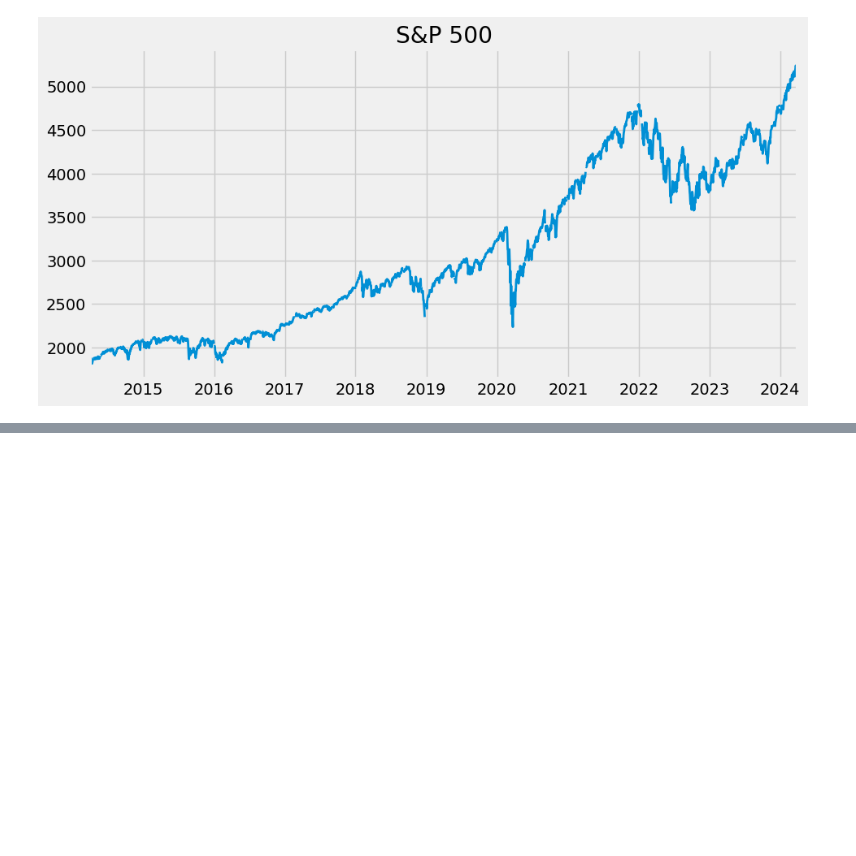
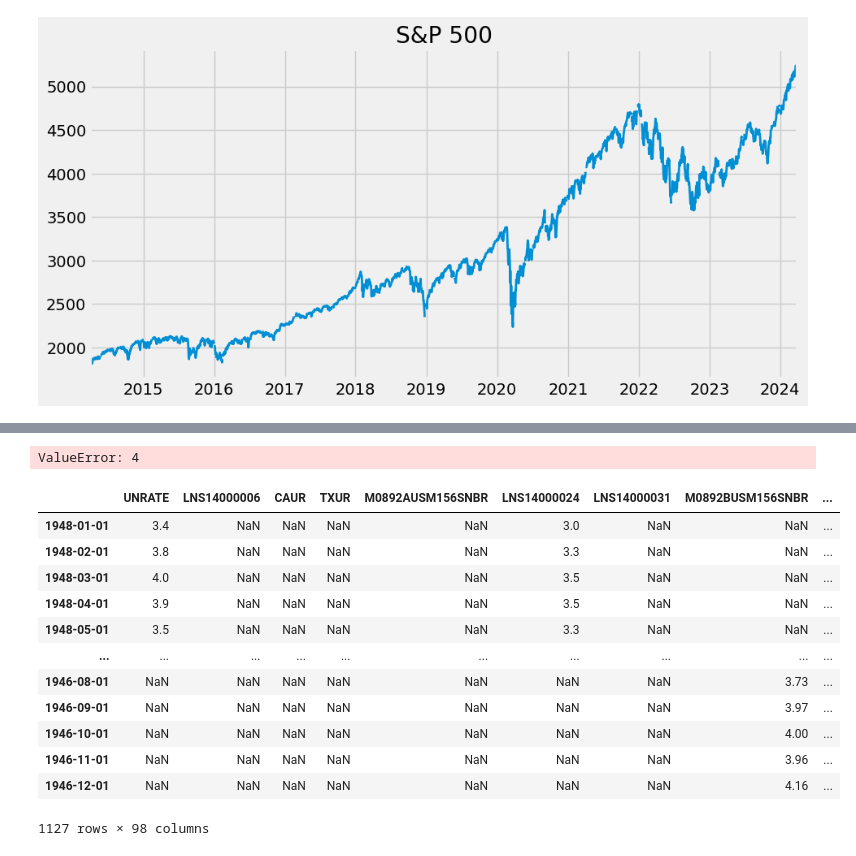
Before and after one commit to jamespairepo/economic_analysis_with_pandas, a Jupyter notebook: pandas_fred.ipynb, the cells around one changed output, grey strips where cells are left out. Drawn from its saved outputs; the diff is of its cells as text; code cells hidden in the pictures; blank space fills up the shorter version.

```diff
--- a/pandas_fred.ipynb
+++ b/pandas_fred.ipynb
@@ -53,0 +80,4 @@ sp500.plot(figsize=(10,5),title='S&P 500', lw=2)
+# %%
+unemp_df = fred.search('unemployment rate state', filter=('frequency', 'Monthly'))
+
+unemp_df
@@ -53,0 +99,4 @@ sp500.plot(figsize=(10,5),title='S&P 500', lw=2)
+# %%
+unemp_df = unemp_df.query('seasonal_adjustment == "Seasonally Adjusted" and units == "Percent"')
+# %%
+unemp_df = unemp_df.loc[unemp_df['title'].str.contains('Unemployment Rate')]
@@ -53,0 +128,29 @@ sp500.plot(figsize=(10,5),title='S&P 500', lw=2)
+# %%
+all_results = []
+
+for myid in unemp_df.index:
+    results = fred.get_series(myid)
+    results = results.to_frame(name=myid)
+    all_results.append(results)
+
+unemp_results = pd.concat(all_results, axis=1).drop(drop_list, axis=1)
+
+unemp_results
+# %% [output]
+ValueError: 4
+# %%
+pd.concat(all_results, axis=1)
+# %% [output]
+|  | UNRATE | LNS14000006 | CAUR | TXUR | M0892AUSM156SNBR | LNS14000024 | LNS14000031 | M0892BUSM156SNBR | ... |
+| 1948-01-01 | 3.4 | NaN | NaN | NaN | NaN | 3.0 | NaN | NaN | ... |
+| 1948-02-01 | 3.8 | NaN | NaN | NaN | NaN | 3.3 | NaN | NaN | ... |
+| 1948-03-01 | 4.0 | NaN | NaN | NaN | NaN | 3.5 | NaN | NaN | ... |
+| 1948-04-01 | 3.9 | NaN | NaN | NaN | NaN | 3.5 | NaN | NaN | ... |
+| 1948-05-01 | 3.5 | NaN | NaN | NaN | NaN | 3.3 | NaN | NaN | ... |
+| ... | ... | ... | ... | ... | ... | ... | ... | ... | ... |
+| 1946-08-01 | NaN | NaN | NaN | NaN | NaN | NaN | NaN | 3.73 | ... |
+| 1946-09-01 | NaN | NaN | NaN | NaN | NaN | NaN | NaN | 3.97 | ... |
+| 1946-10-01 | NaN | NaN | NaN | NaN | NaN | NaN | NaN | 4.00 | ... |
+| 1946-11-01 | NaN | NaN | NaN | NaN | NaN | NaN | NaN | 3.96 | ... |
+| 1946-12-01 | NaN | NaN | NaN | NaN | NaN | NaN | NaN | 4.16 | ... |
+1127 rows × 98 columns
```
Also changed, not shown: parts of 5 cells of this notebook, 1 other file.
